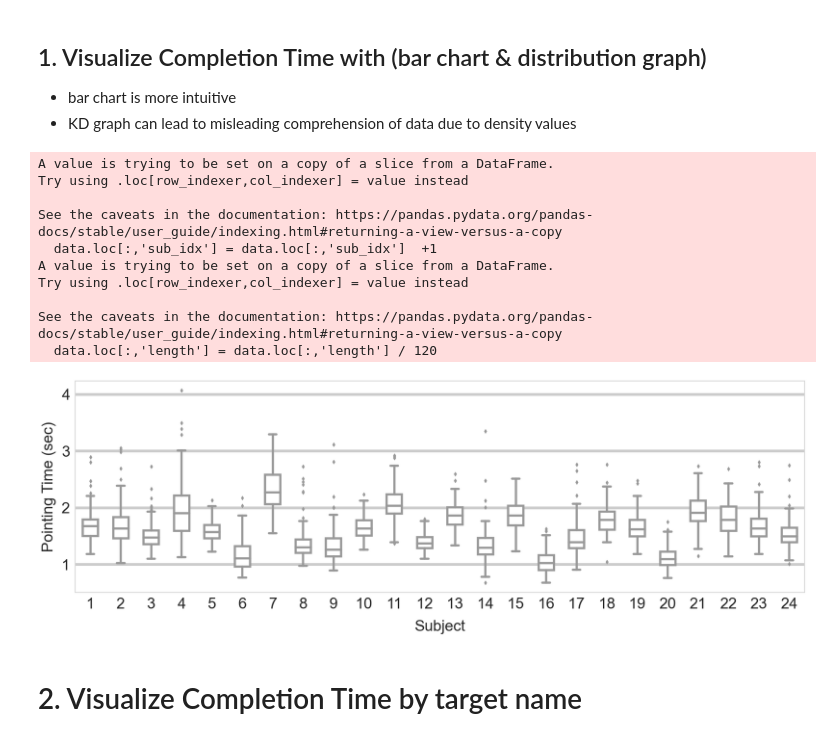
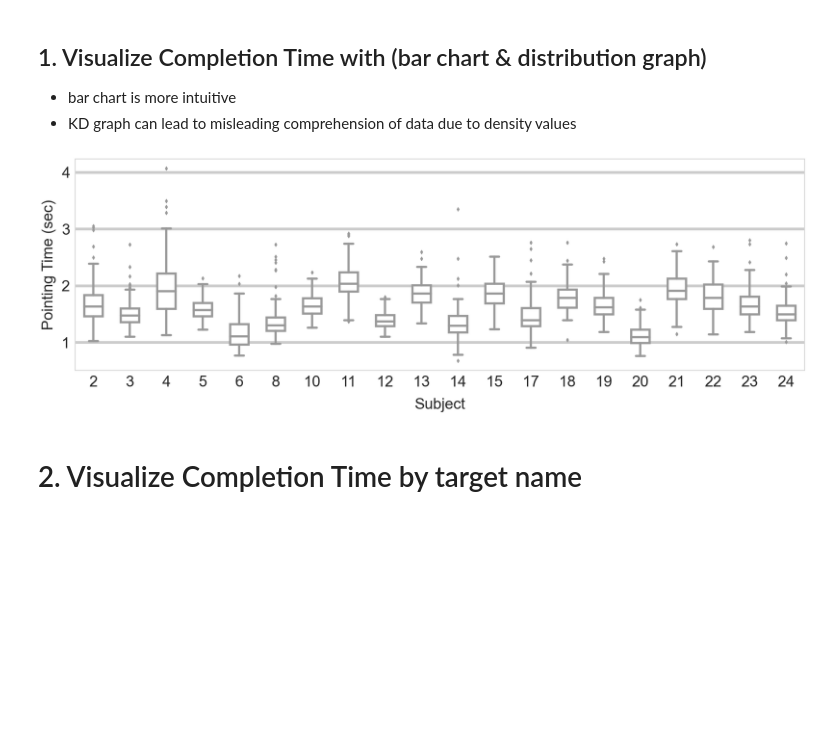
Before and after one commit to gitscade/stats, a Jupyter notebook: 01-metadata.ipynb, the cells around one changed output. Saved outputs shown, nothing was run; the diff lists cells and outputs as text; code cells hidden in the pictures; blank space fills up the shorter version.

```diff
--- a/01-metadata.ipynb
+++ b/01-metadata.ipynb
@@ -86,34 +86,30 @@ PARAMS = params_tensor.reshape(24, 144, 3)
 - KD graph can lead to misleading comprehension of data due to density values
 # %%
 # data1 = file_method_grouping.loc[file_method_grouping['plot'] == 'gesture_distinction']
+
+exclude_subjects = np.array([0,6,8,15])
+subject_numbers = 24-exclude_subjects.shape[0]
+
 matplotlib.rcParams['font.family'] = "Arial"
 data = dffile[dffile.length != -1]
+data = data.loc[~data.sub_idx.isin(exclude_subjects)]
 data.loc[:,'sub_idx'] = data.loc[:,'sub_idx']  +1
 data.loc[:,'length'] = data.loc[:,'length'] / 120
+
 fig1 = plt.figure(figsize = (24,7))
 sns.set(style="ticks", palette='Set3')
 sns.set_style("whitegrid")
 sns.set_context("notebook", rc={"grid.linewidth": 5})
 
 
 plot = sns.boxplot(x='sub_idx', y='length', data=data, color='white', width=0.5, linewidth=4)
 plot.set_xlabel("Subject",fontsize=28, labelpad=15)
 plot.set_ylabel("Pointing Time (sec)",fontsize=28, labelpad=10)
 plot.tick_params(labelsize=28)
 sns.set_context("paper", rc={"font.size":8,"axes.titlesize":8,"axes.labelsize":5})
 # plt.title('completion_time', fontdict = {'fontsize' : 20})
 # %% [output]
-A value is trying to be set on a copy of a slice from a DataFrame.
-Try using .loc[row_indexer,col_indexer] = value instead
-
-See the caveats in the documentation: https://pandas.pydata.org/pandas-docs/stable/user_guide/indexing.html#returning-a-view-versus-a-copy
-  data.loc[:,'sub_idx'] = data.loc[:,'sub_idx']  +1
-A value is trying to be set on a copy of a slice from a DataFrame.
-Try using .loc[row_indexer,col_indexer] = value instead
-
-See the caveats in the documentation: https://pandas.pydata.org/pandas-docs/stable/user_guide/indexing.html#returning-a-view-versus-a-copy
-  data.loc[:,'length'] = data.loc[:,'length'] / 120
-[figure, old version]
+[figure, new version]
 # %% [markdown]
 # 2. Visualize Completion Time by target name
 # %%
```
Also changed, not shown: parts of 3 cells of this notebook, 5 other files.
